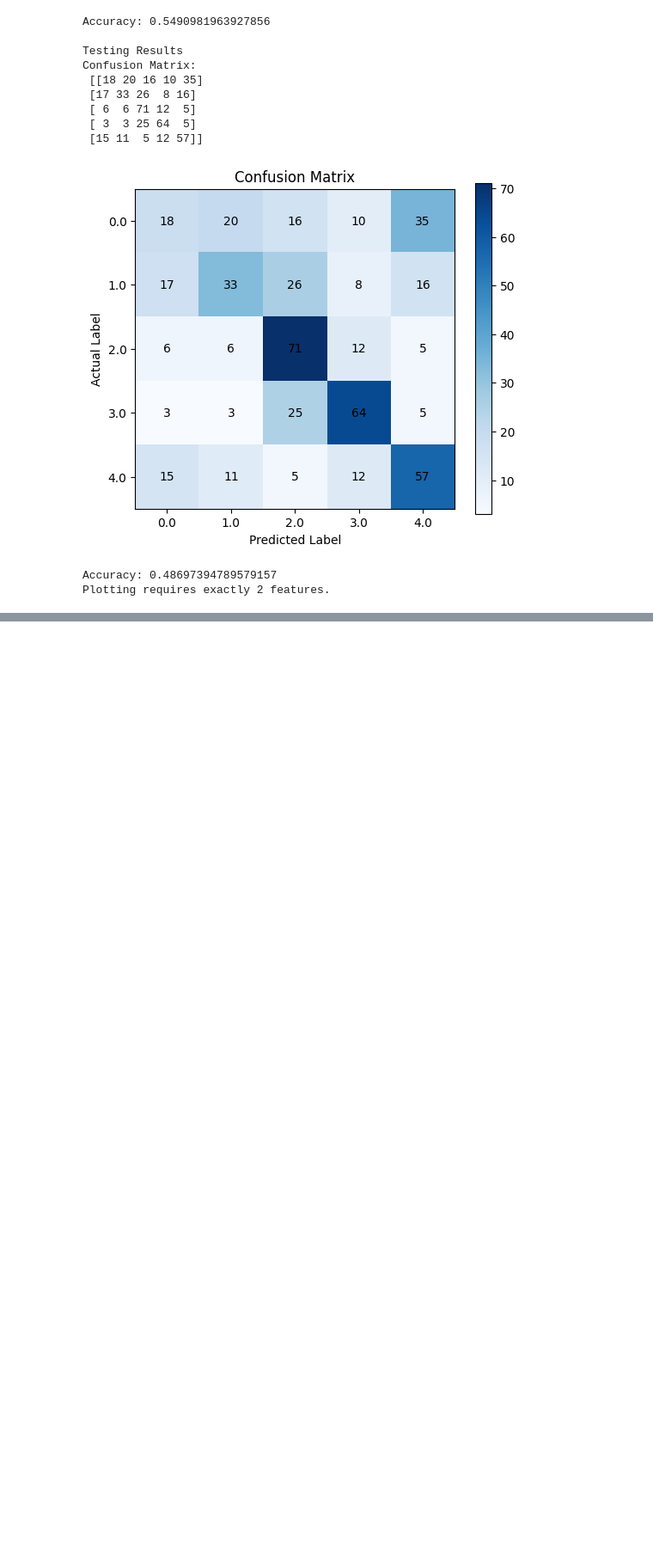
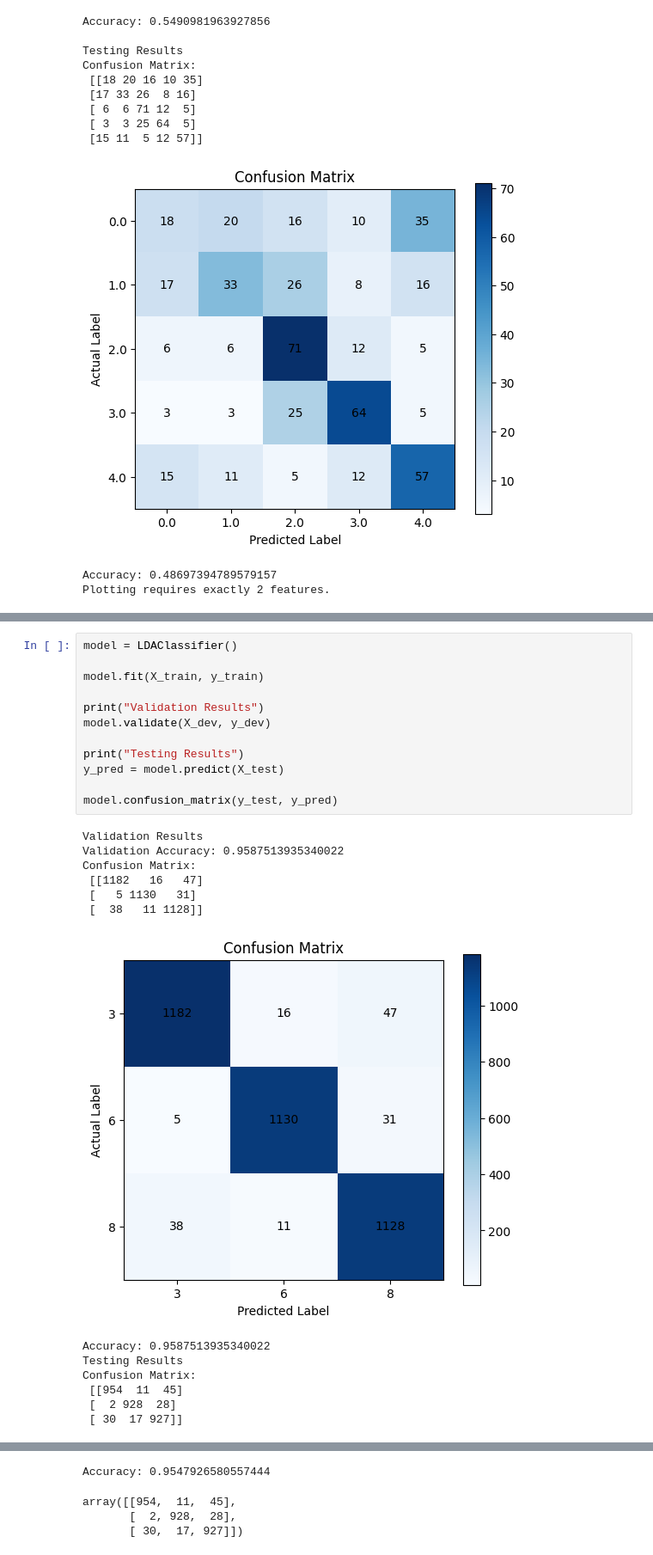
Before and after one commit to KrithikChidM/PrmlLab, a Jupyter notebook: Lab8/code.ipynb, the cells around one changed output, grey strips where cells are left out. Shown at 86% size. Cells and saved outputs as stored; diff of their text form; blank space fills up the shorter version.

```diff
--- a/Lab8/code.ipynb
+++ b/Lab8/code.ipynb
@@ -598,0 +680,26 @@ Plotting requires exactly 2 features.
+# %%
+model = LDAClassifier()
+
+model.fit(X_train, y_train)
+
+print("Validation Results")
+model.validate(X_dev, y_dev)
+
+print("Testing Results")
+y_pred = model.predict(X_test)
+
+model.confusion_matrix(y_test, y_pred)
+# %% [output]
+Validation Results
+Validation Accuracy: 0.9587513935340022
+Confusion Matrix:
+ [[1182   16   47]
+ [   5 1130   31]
+ [  38   11 1128]]
+[figure, added]
+Accuracy: 0.9587513935340022
+Testing Results
+Confusion Matrix:
+ [[954  11  45]
+ [  2 928  28]
+ [ 30  17 927]]
@@ -598,0 +707,4 @@ Plotting requires exactly 2 features.
+Accuracy: 0.9547926580557444
+array([[954,  11,  45],
+       [  2, 928,  28],
+       [ 30,  17, 927]])
```
Also changed, not shown: parts of 6 cells of this notebook.
